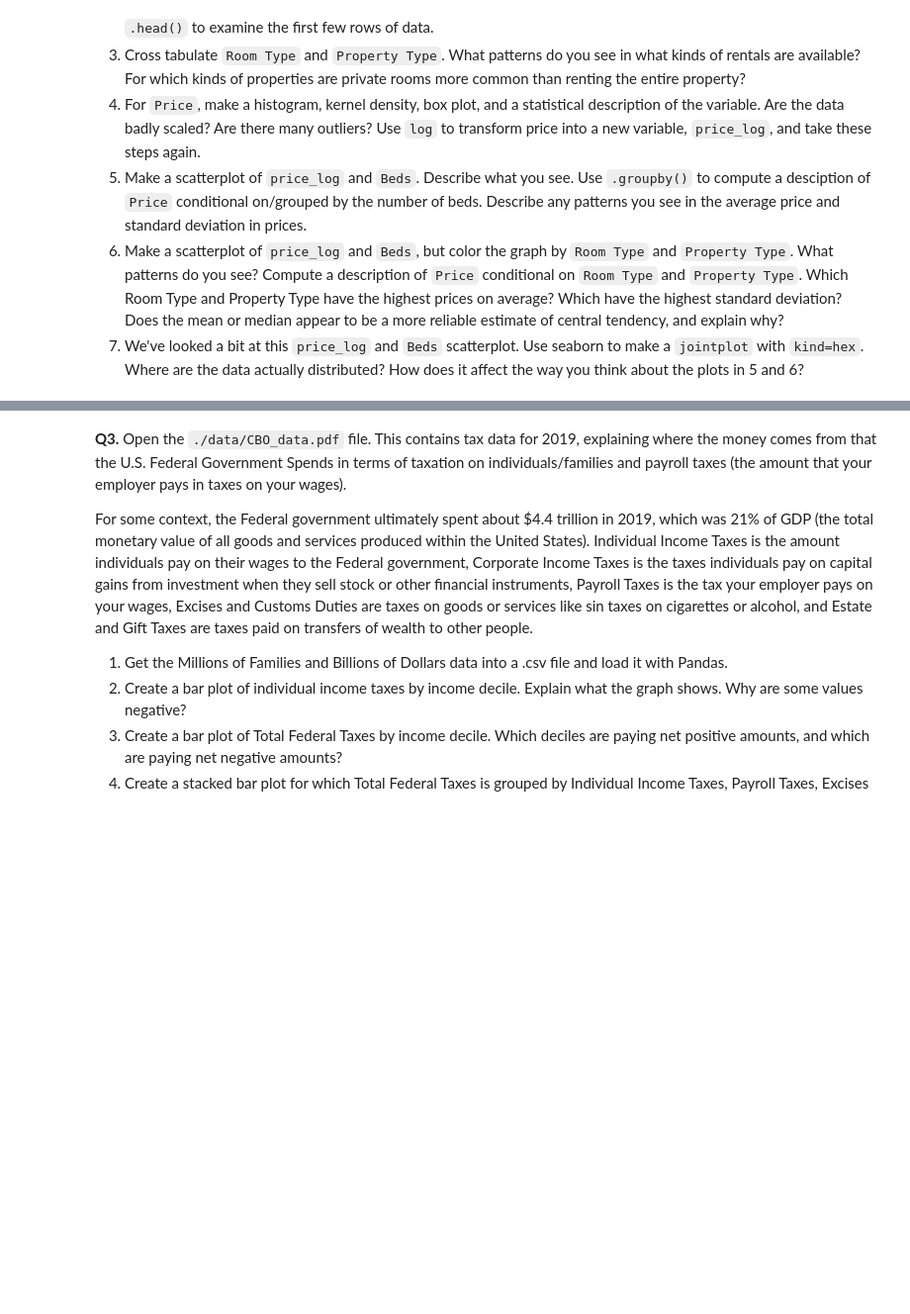
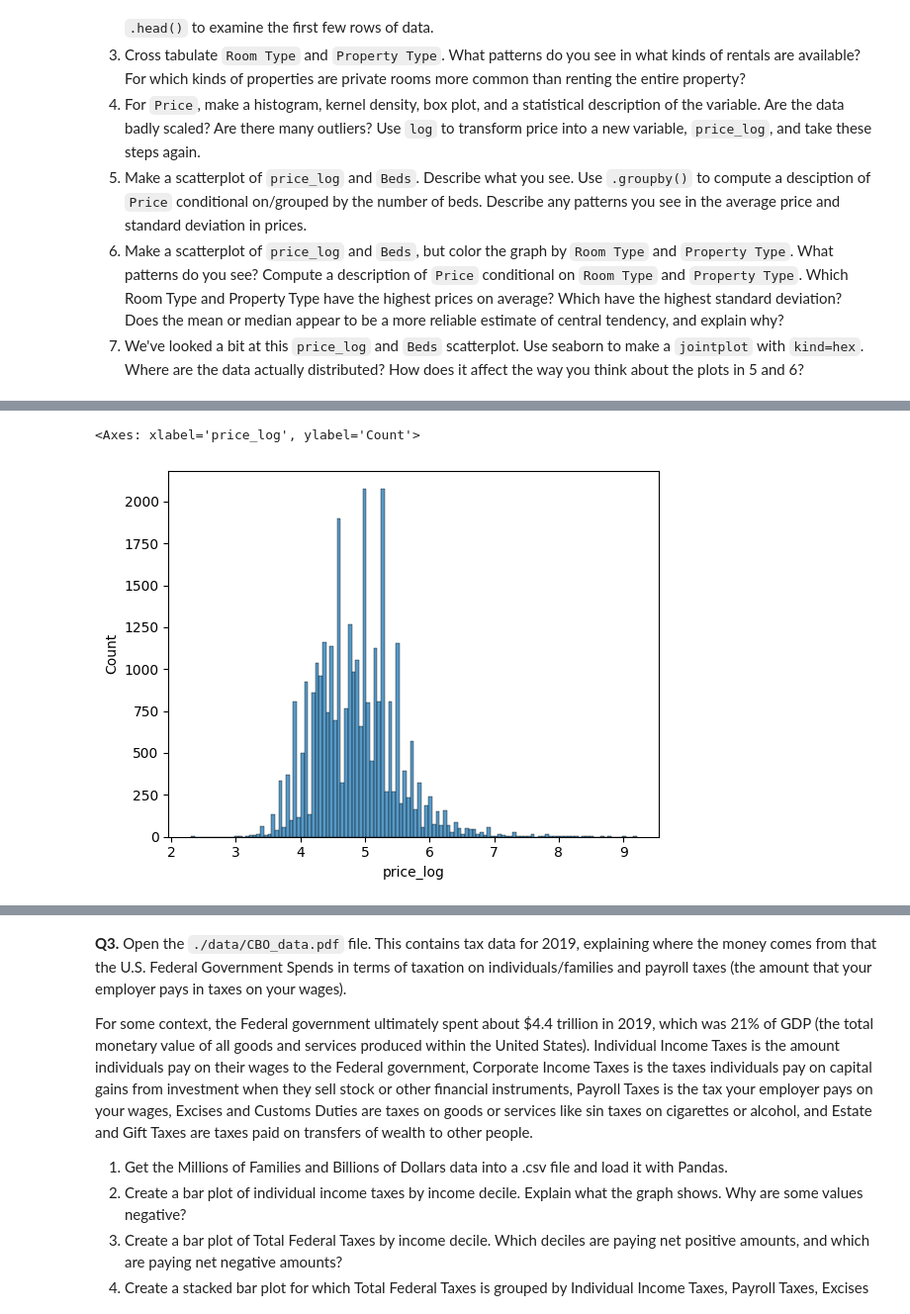
Before and after one commit to annacfisher/visualization, a Jupyter notebook: assignment/assignment.ipynb, the cells around one changed output, grey strips where cells are left out. Shown at 99% size. Drawn from its saved outputs; the diff is of its cells as text; code cells hidden in the pictures; blank space fills up the shorter version.

```diff
--- a/assignment/assignment.ipynb
+++ b/assignment/assignment.ipynb
@@ -230,0 +323,7 @@ sns.scatterplot(data=df, y='grad_100_value',x="aid_value",hue="level")
+# %%
+adf['price_log']=np.log(adf['Price'])
+# %%
+sns.histplot(adf["price_log"])
+# %% [output]
+<Axes: xlabel='price_log', ylabel='Count'>
+[figure, added]
```
Also changed, not shown: parts of 23 cells of this notebook.
